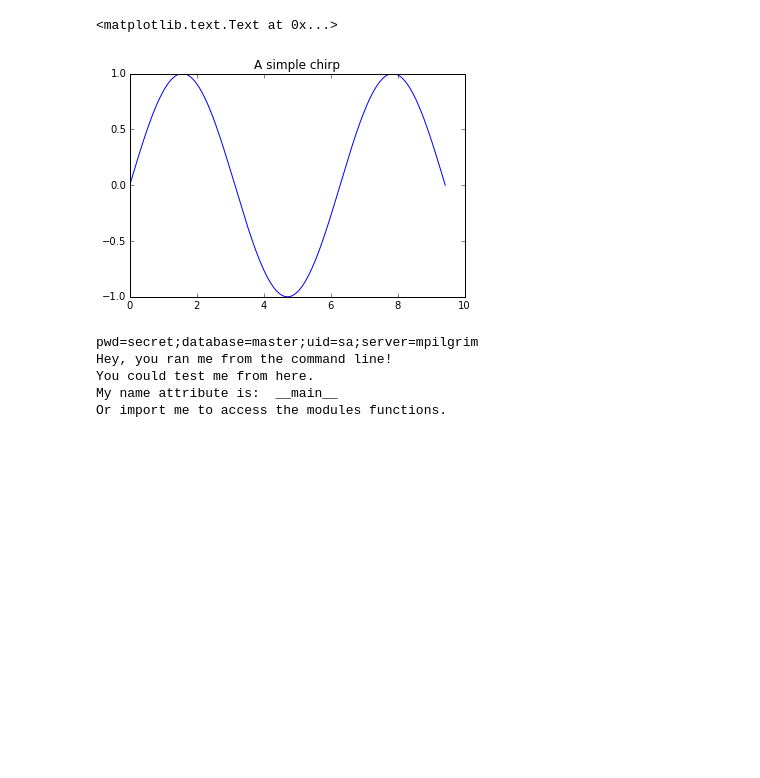
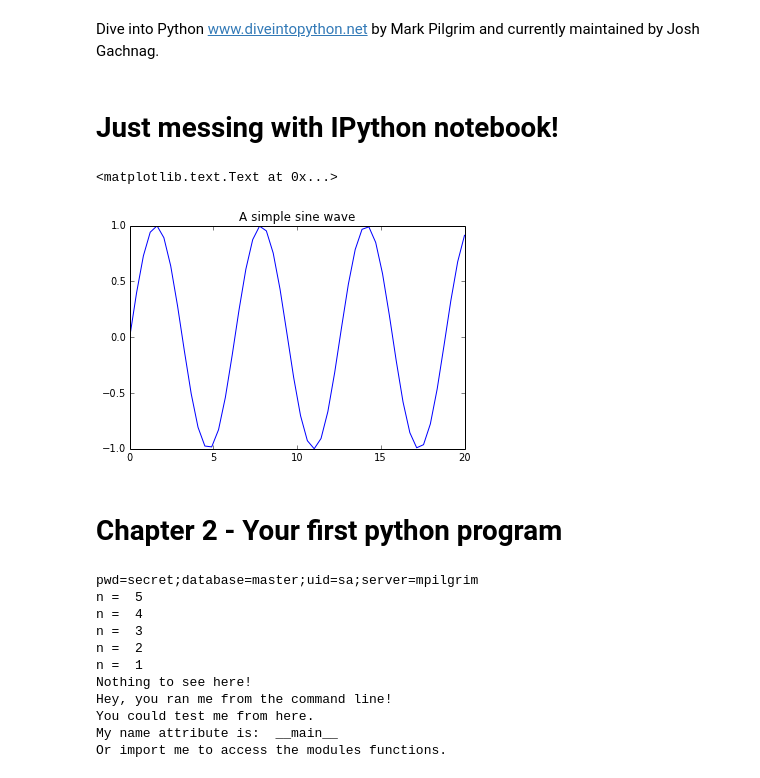
Before and after one commit to gotoc/Dive-into-Python-1, a Jupyter notebook: dive_into_python.ipynb, the cells around one changed output. Drawn from its saved outputs; the diff is of its cells as text; code cells hidden in the pictures; blank space fills up the shorter version.

```diff
--- a/dive_into_python.ipynb
+++ b/dive_into_python.ipynb
@@ -1,14 +1,20 @@
+# %% [markdown]
+Dive into Python www.diveintopython.net by Mark Pilgrim and currently maintained by Josh Gachnag.
+# %% [markdown]
+# Just messing with IPython notebook!
 # %%
-# something I found elsewhere to demonstrate IPython NB:-)
+# just a little graph to test
 from matplotlib.pyplot import *
-x = linspace(0, 3*pi, 500)
+x = linspace(0, 20)
 plot(x, sin(x))
-title("A simple chirp")
+title("A simple sine wave")
 # %% [output]
 <matplotlib.text.Text at 0x...>
-[figure, old version]
+[figure, new version]
+# %% [markdown]
+# Chapter 2 - Your first python program
 # %%
-""" odbchelper.py from diveintopython.pdf, chapter 2 """
+""" odbchelper.py"""
 
 
 def buildConnectionString(params):
@@ -46,14 +52,14 @@ def fib(n):
 if __name__ == "__main__":
 
 	myParams = {
-		"server" : "mpilgrim",
-		"database" : "master",
-		"uid" : "sa",
-		"pwd" : "secret"
+		"server" : "mpilgrim", \
+		"database" : "master", \
+		"uid" : "sa", \
+		"pwd" : "secret" \
 	}
 
 	print buildConnectionString(myParams)
-	#print fib(100)
+	fib(5)
 
 	print "Hey, you ran me from the command line!"
 	print "You could test me from here."
@@ -61,6 +67,12 @@ if __name__ == "__main__":
 	print "Or import me to access the modules functions."
 # %% [output]
 pwd=secret;database=master;uid=sa;server=mpilgrim
+n =  5
+n =  4
+n =  3
+n =  2
+n =  1
+Nothing to see here!
 Hey, you ran me from the command line!
 You could test me from here.
 My name attribute is:  __main__
```
Also changed, not shown: parts of 87 cells of this notebook.
